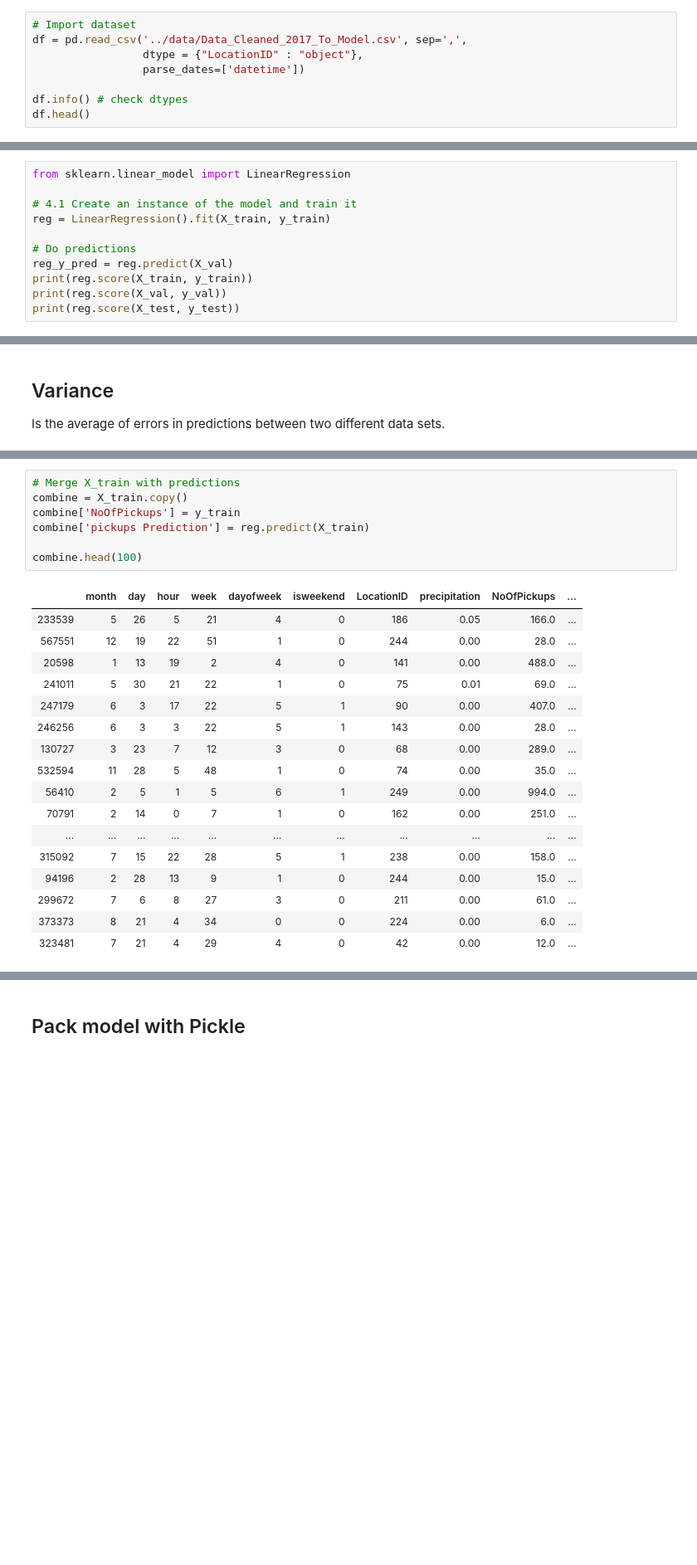
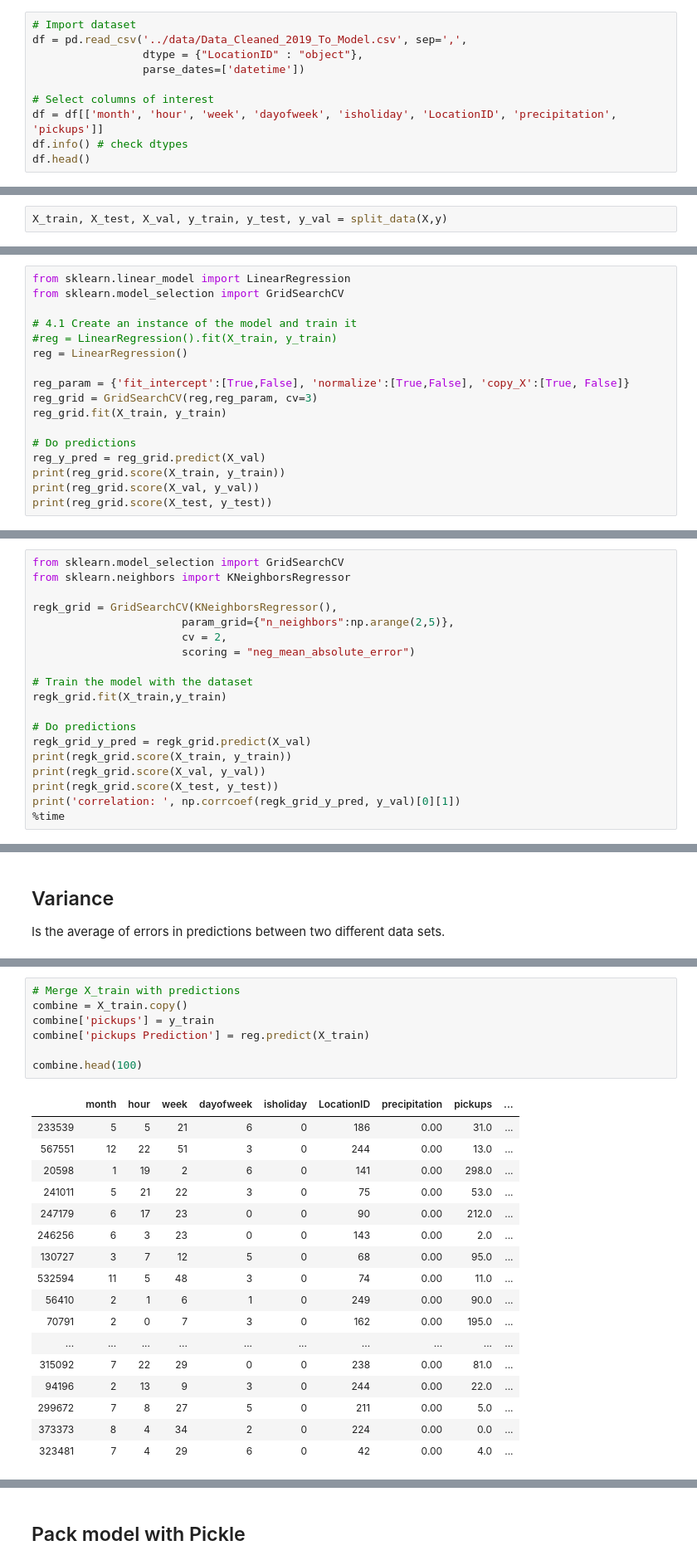
Before and after one commit to angelrps/MasterDataScience_FinalProject, a Jupyter notebook: notebooks/Modelling_01.ipynb, the cells around one changed output, grey strips where cells are left out. Shown at 83% size. Cells and saved outputs as stored; diff of their text form; blank space fills up the shorter version.

Commit message:
Modelling_WIP

```diff
--- a/notebooks/Modelling_01.ipynb
+++ b/notebooks/Modelling_01.ipynb
@@ -40,9 +42,11 @@ from sklearn.model_selection import train_test_split
 # %%
 # Import dataset
-df = pd.read_csv('../data/Data_Cleaned_2017_To_Model.csv', sep=',',
+df = pd.read_csv('../data/Data_Cleaned_2019_To_Model.csv', sep=',',
                  dtype = {"LocationID" : "object"},
                  parse_dates=['datetime'])
 
+# Select columns of interest
+df = df[['month', 'hour', 'week', 'dayofweek', 'isholiday', 'LocationID', 'precipitation', 'pickups']]
 df.info() # check dtypes
 df.head()
 # %% [output]
@@ -173,0 +135,2 @@ X_train, X_val, y_train, y_val \
+# %%
+X_train, X_test, X_val, y_train, y_test, y_val = split_data(X,y)
@@ -206,13 +206,19 @@ Values from 0 to 1. Best is 1.<br>
 My model has a very poor score....
 # %%
 from sklearn.linear_model import LinearRegression
+from sklearn.model_selection import GridSearchCV
 
 # 4.1 Create an instance of the model and train it
-reg = LinearRegression().fit(X_train, y_train)
+#reg = LinearRegression().fit(X_train, y_train)
+reg = LinearRegression()
+
+reg_param = {'fit_intercept':[True,False], 'normalize':[True,False], 'copy_X':[True, False]}
+reg_grid = GridSearchCV(reg,reg_param, cv=3)
+reg_grid.fit(X_train, y_train)
 
 # Do predictions
-reg_y_pred = reg.predict(X_val)
-print(reg.score(X_train, y_train))
-print(reg.score(X_val, y_val))
-print(reg.score(X_test, y_test))
+reg_y_pred = reg_grid.predict(X_val)
+print(reg_grid.score(X_train, y_train))
+print(reg_grid.score(X_val, y_val))
+print(reg_grid.score(X_test, y_test))
 # %% [output]
@@ -253,0 +293,19 @@ KNeighborsRegressor(algorithm='auto', leaf_size=30, metric='minkowski',
+# %%
+from sklearn.model_selection import GridSearchCV
+from sklearn.neighbors import KNeighborsRegressor
+
+regk_grid = GridSearchCV(KNeighborsRegressor(),
+                       param_grid={"n_neighbors":np.arange(2,5)},
+                       cv = 2,
+                       scoring = "neg_mean_absolute_error")
+
+# Train the model with the dataset
+regk_grid.fit(X_train,y_train)
+
+# Do predictions
+regk_grid_y_pred = regk_grid.predict(X_val)
+print(regk_grid.score(X_train, y_train))
+print(regk_grid.score(X_val, y_val))
+print(regk_grid.score(X_test, y_test))
+print('correlation: ', np.corrcoef(regk_grid_y_pred, y_val)[0][1])
+%time
@@ -335,28 +404,28 @@ variance
 # %%
 # Merge X_train with predictions
 combine = X_train.copy()
-combine['NoOfPickups'] = y_train
+combine['pickups'] = y_train
 combine['pickups Prediction'] = reg.predict(X_train)
 
 combine.head(100)
 # %% [output]
-|  | month | day | hour | week | dayofweek | isweekend | LocationID | precipitation | NoOfPickups | ... |
-| 233539 | 5 | 26 | 5 | 21 | 4 | 0 | 186 | 0.05 | 166.0 | ... |
-| 567551 | 12 | 19 | 22 | 51 | 1 | 0 | 244 | 0.00 | 28.0 | ... |
-| 20598 | 1 | 13 | 19 | 2 | 4 | 0 | 141 | 0.00 | 488.0 | ... |
-| 241011 | 5 | 30 | 21 | 22 | 1 | 0 | 75 | 0.01 | 69.0 | ... |
-| 247179 | 6 | 3 | 17 | 22 | 5 | 1 | 90 | 0.00 | 407.0 | ... |
-| 246256 | 6 | 3 | 3 | 22 | 5 | 1 | 143 | 0.00 | 28.0 | ... |
-| 130727 | 3 | 23 | 7 | 12 | 3 | 0 | 68 | 0.00 | 289.0 | ... |
-| 532594 | 11 | 28 | 5 | 48 | 1 | 0 | 74 | 0.00 | 35.0 | ... |
-| 56410 | 2 | 5 | 1 | 5 | 6 | 1 | 249 | 0.00 | 994.0 | ... |
-| 70791 | 2 | 14 | 0 | 7 | 1 | 0 | 162 | 0.00 | 251.0 | ... |
-| ... | ... | ... | ... | ... | ... | ... | ... | ... | ... | ... |
-| 315092 | 7 | 15 | 22 | 28 | 5 | 1 | 238 | 0.00 | 158.0 | ... |
-| 94196 | 2 | 28 | 13 | 9 | 1 | 0 | 244 | 0.00 | 15.0 | ... |
-| 299672 | 7 | 6 | 8 | 27 | 3 | 0 | 211 | 0.00 | 61.0 | ... |
-| 373373 | 8 | 21 | 4 | 34 | 0 | 0 | 224 | 0.00 | 6.0 | ... |
-| 323481 | 7 | 21 | 4 | 29 | 4 | 0 | 42 | 0.00 | 12.0 | ... |
+|  | month | hour | week | dayofweek | isholiday | LocationID | precipitation | pickups | ... |
+| 233539 | 5 | 5 | 21 | 6 | 0 | 186 | 0.00 | 31.0 | ... |
+| 567551 | 12 | 22 | 51 | 3 | 0 | 244 | 0.00 | 13.0 | ... |
+| 20598 | 1 | 19 | 2 | 6 | 0 | 141 | 0.00 | 298.0 | ... |
+| 241011 | 5 | 21 | 22 | 3 | 0 | 75 | 0.00 | 53.0 | ... |
+| 247179 | 6 | 17 | 23 | 0 | 0 | 90 | 0.00 | 212.0 | ... |
+| 246256 | 6 | 3 | 23 | 0 | 0 | 143 | 0.00 | 2.0 | ... |
+| 130727 | 3 | 7 | 12 | 5 | 0 | 68 | 0.00 | 95.0 | ... |
+| 532594 | 11 | 5 | 48 | 3 | 0 | 74 | 0.00 | 11.0 | ... |
+| 56410 | 2 | 1 | 6 | 1 | 0 | 249 | 0.00 | 90.0 | ... |
+| 70791 | 2 | 0 | 7 | 3 | 0 | 162 | 0.00 | 195.0 | ... |
+| ... | ... | ... | ... | ... | ... | ... | ... | ... | ... |
+| 315092 | 7 | 22 | 29 | 0 | 0 | 238 | 0.00 | 81.0 | ... |
+| 94196 | 2 | 13 | 9 | 3 | 0 | 244 | 0.00 | 22.0 | ... |
+| 299672 | 7 | 8 | 27 | 5 | 0 | 211 | 0.00 | 5.0 | ... |
+| 373373 | 8 | 4 | 34 | 2 | 0 | 224 | 0.00 | 0.0 | ... |
+| 323481 | 7 | 4 | 29 | 6 | 0 | 42 | 0.00 | 4.0 | ... |
 # %%
 # Merge X_test with predictions
 combine2 = X_test.copy()
```
Also changed, not shown: parts of 35 cells of this notebook.
